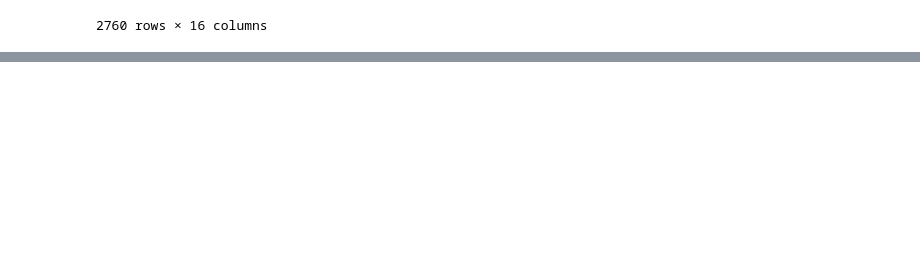
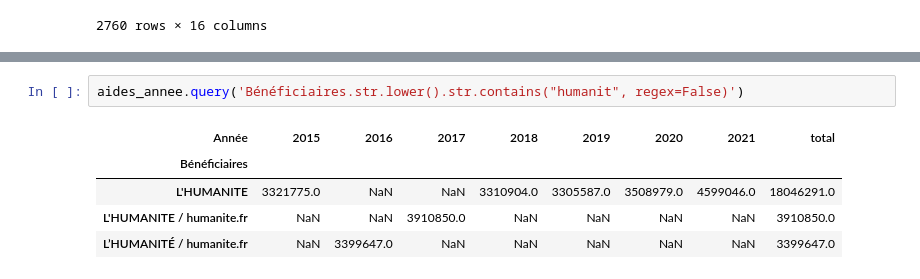
Before and after one commit to taniki/plateformisation-medias, a Jupyter notebook: aides.ipynb, the cells around one changed output, grey strips where cells are left out. Saved outputs shown, nothing was run; the diff lists cells and outputs as text; blank space fills up the shorter version.

```diff
--- a/aides.ipynb
+++ b/aides.ipynb
@@ -60,0 +129,8 @@ aides
+# %%
+aides_annee.query('Bénéficiaires.str.lower().str.contains("humanit", regex=False)')
+# %% [output]
+| Année | 2015 | 2016 | 2017 | 2018 | 2019 | 2020 | 2021 | total |
+| Bénéficiaires |  |  |  |  |  |  |  |  |
+| L'HUMANITE | 3321775.0 | NaN | NaN | 3310904.0 | 3305587.0 | 3508979.0 | 4599046.0 | 18046291.0 |
+| L'HUMANITE / humanite.fr | NaN | NaN | 3910850.0 | NaN | NaN | NaN | NaN | 3910850.0 |
+| L’HUMANITÉ / humanite.fr | NaN | 3399647.0 | NaN | NaN | NaN | NaN | NaN | 3399647.0 |
```
Also changed, not shown: parts of 11 cells of this notebook, 2 other files.
